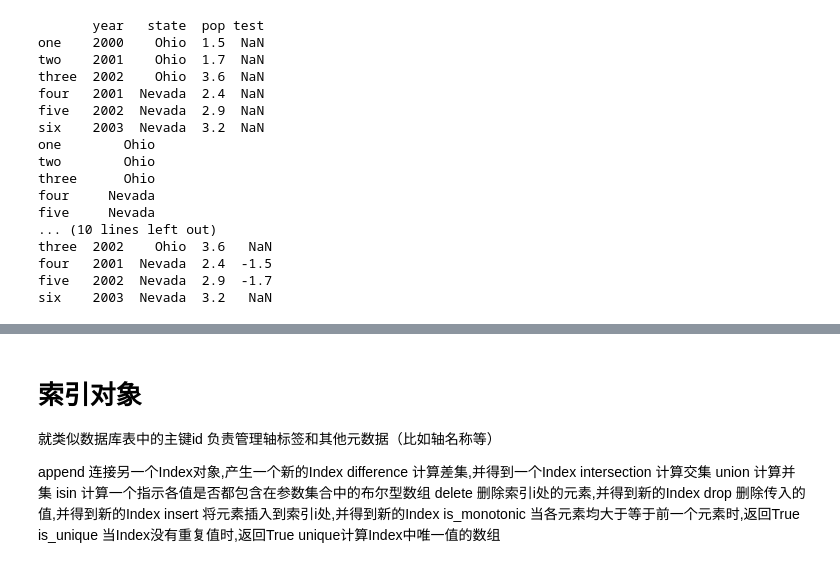
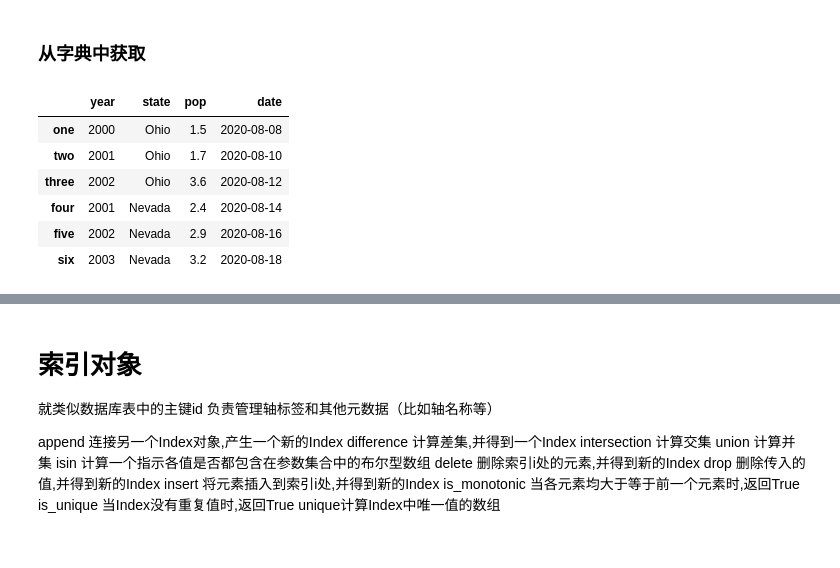
Before and after one commit to ToyHaoran/python01, a Jupyter notebook: 笔记/pandas笔记.ipynb, the cells around one changed output, grey strips where cells are left out. Cells and saved outputs as stored; diff of their text form; code cells hidden in the pictures.

```diff
--- a/笔记/pandas笔记.ipynb
+++ b/笔记/pandas笔记.ipynb
@@ -28,30 +94,19 @@ dtype: int64
+# %% [markdown]
+### 从字典中获取
 # %%
-data = {'state': ['Ohio', 'Ohio', 'Ohio', 'Nevada', 'Nevada', 'Nevada'],
+d1 = {'state': ['Ohio', 'Ohio', 'Ohio', 'Nevada', 'Nevada', 'Nevada'],
         'year': [2000, 2001, 2002, 2001, 2002, 2003],
         'pop': [1.5, 1.7, 3.6, 2.4, 2.9, 3.2]}
-df = pd.DataFrame(data,
-                  columns=['year', 'state', 'pop', 'test'],
+df = pd.DataFrame(d1,
+                  columns=['year', 'state', 'pop', 'date'],
                   index=['one', 'two', 'three', 'four','five', 'six'])
-print(df.head(6))  # 前几行
-print(df['state'])  # 类似select  = df.state
-print(df.loc['two'])  # 第二行
-df['test'] = pd.Series([-1.2, -1.5, -1.7], index=['two', 'four', 'five'])
-print(df)
+df["date"] = pd.date_range("20200808", periods=6, freq="2D")
+df
 # %% [output]
-       year   state  pop test
-one    2000    Ohio  1.5  NaN
-two    2001    Ohio  1.7  NaN
-three  2002    Ohio  3.6  NaN
-four   2001  Nevada  2.4  NaN
-five   2002  Nevada  2.9  NaN
-six    2003  Nevada  3.2  NaN
-one        Ohio
-two        Ohio
-three      Ohio
-four     Nevada
-five     Nevada
-... (10 lines left out)
-three  2002    Ohio  3.6   NaN
-four   2001  Nevada  2.4  -1.5
-five   2002  Nevada  2.9  -1.7
-six    2003  Nevada  3.2   NaN
+|  | year | state | pop | date |
+| one | 2000 | Ohio | 1.5 | 2020-08-08 |
+| two | 2001 | Ohio | 1.7 | 2020-08-10 |
+| three | 2002 | Ohio | 3.6 | 2020-08-12 |
+| four | 2001 | Nevada | 2.4 | 2020-08-14 |
+| five | 2002 | Nevada | 2.9 | 2020-08-16 |
+| six | 2003 | Nevada | 3.2 | 2020-08-18 |
```
Also changed, not shown: parts of 25 cells of this notebook, 4 other files.
